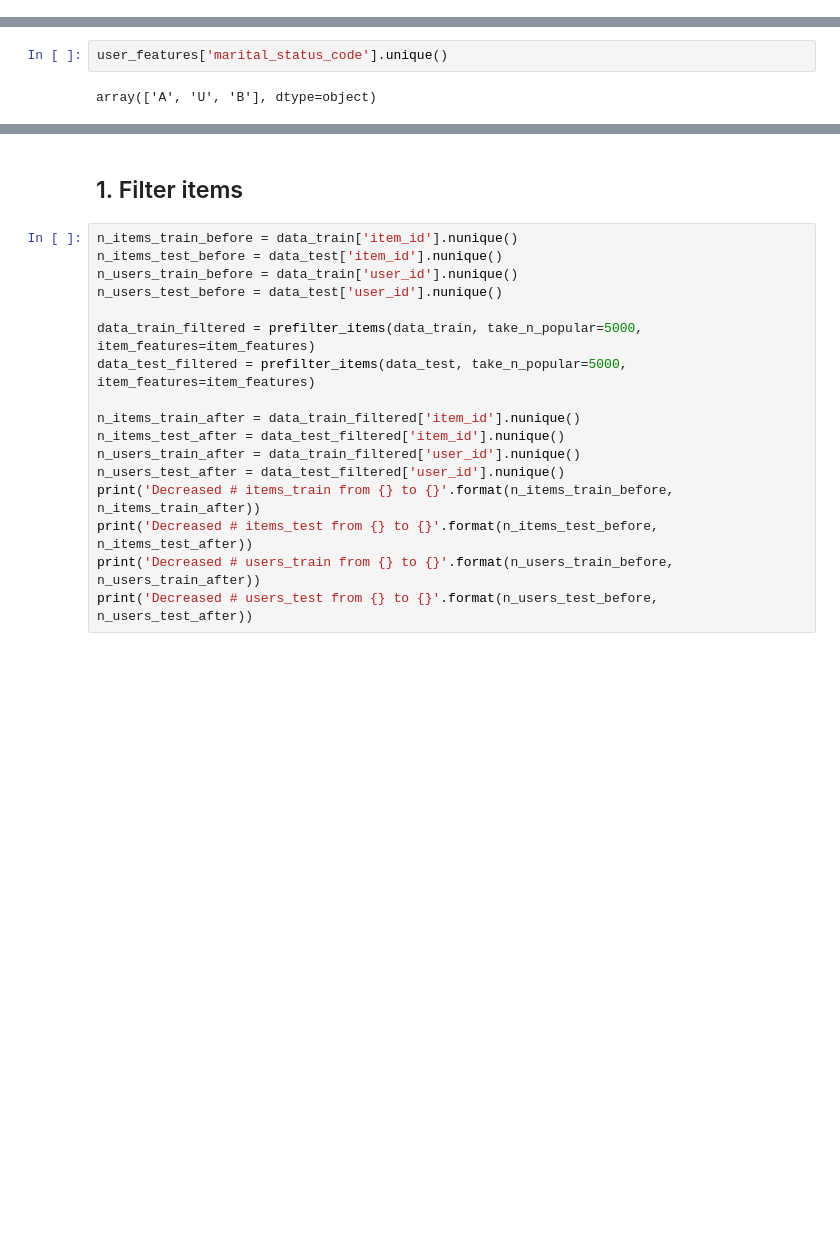
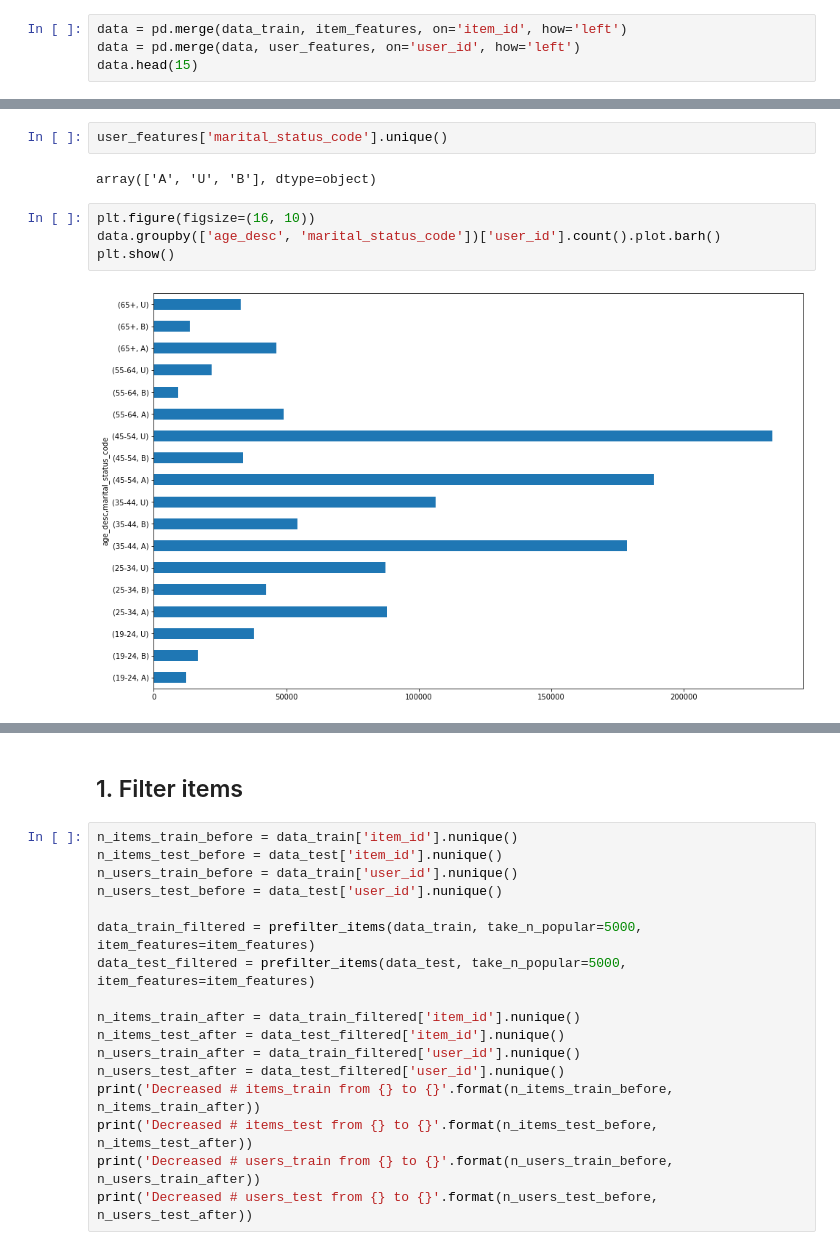
Before and after one commit to kate-ds/Recommender_systems, a Jupyter notebook: LightFM.ipynb, the cells around one changed output, grey strips where cells are left out. Drawn from its saved outputs; the diff is of its cells as text; blank space fills up the shorter version.

```diff
--- a/LightFM.ipynb
+++ b/LightFM.ipynb
@@ -80,0 +221,4 @@ data_test.head(2)
+# %%
+data = pd.merge(data_train, item_features, on='item_id', how='left')
+data = pd.merge(data, user_features, on='user_id', how='left')
+data.head(15)
@@ -104,3 +295,9 @@ array(['65+', '45-54', '25-34', '35-44', '19-24', '55-64'], dtype=object)
 user_features['marital_status_code'].unique()
 # %% [output]
 array(['A', 'U', 'B'], dtype=object)
+# %%
+plt.figure(figsize=(16, 10))
+data.groupby(['age_desc', 'marital_status_code'])['user_id'].count().plot.barh()
+plt.show()
+# %% [output]
+[figure, added]
```
Also changed, not shown: parts of 26 cells of this notebook, 1 other file.
